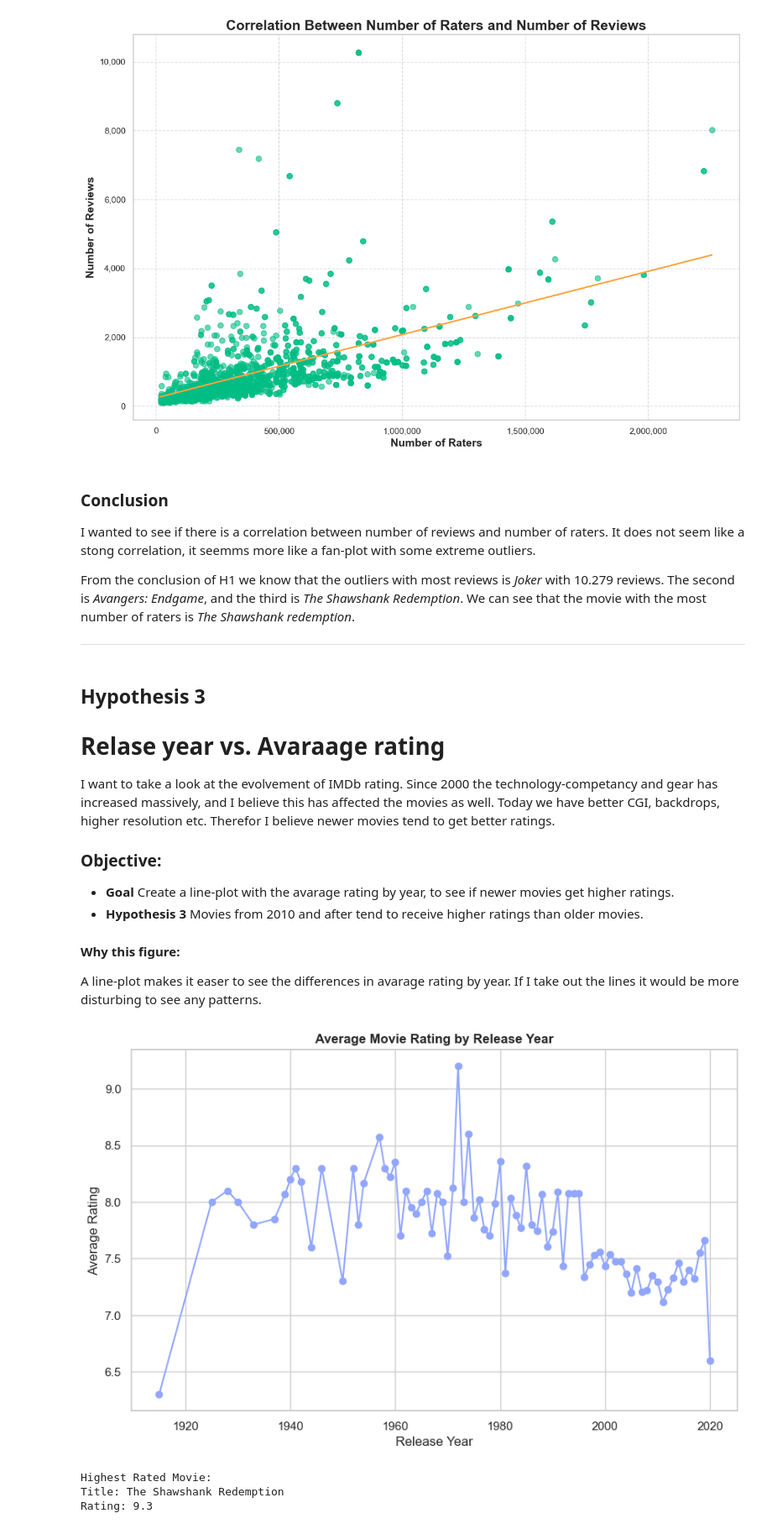
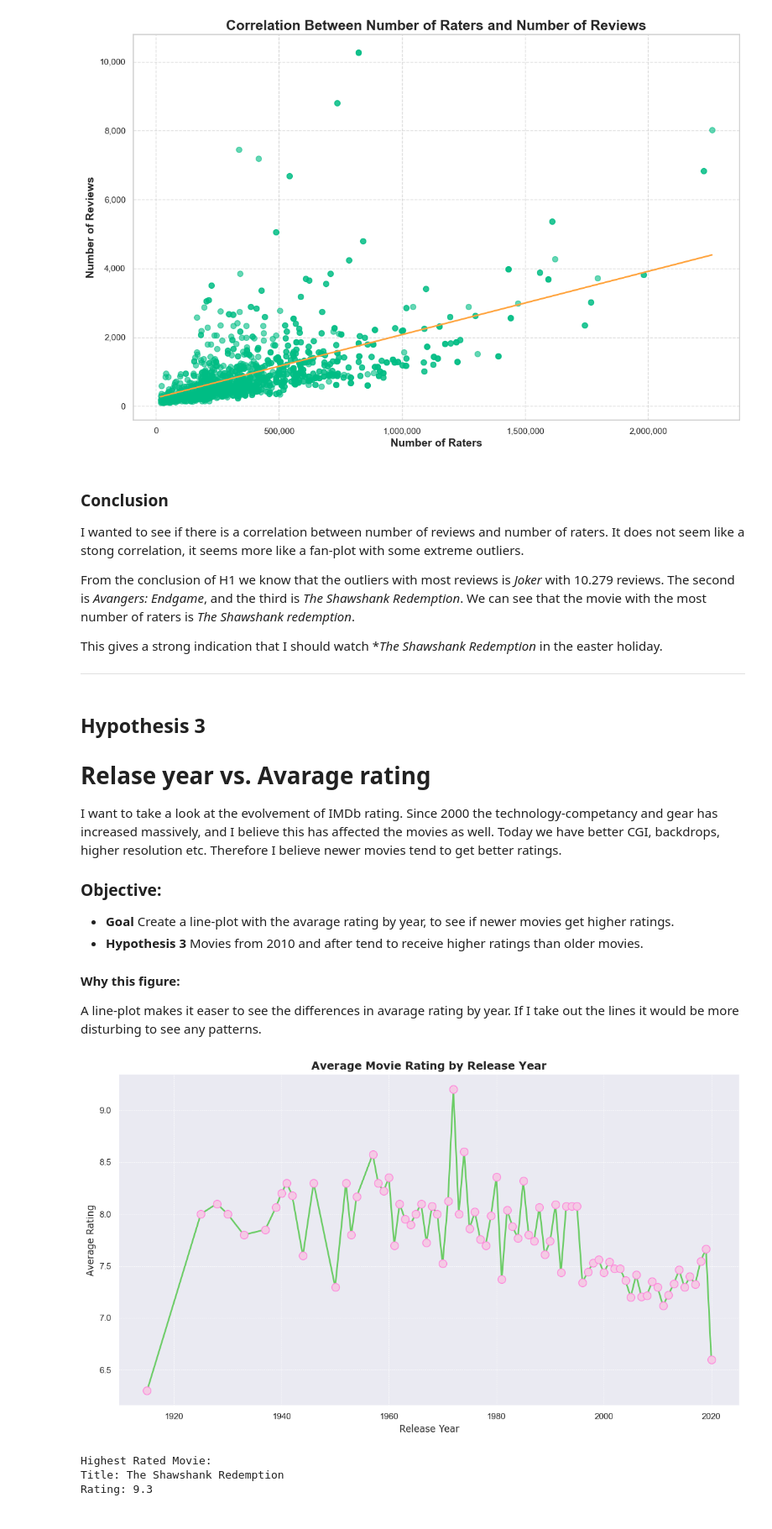
Before and after one commit to johjor/Python_Course_2025, a Jupyter notebook: Results/IMDb_exam.ipynb, the cells around one changed output. Shown at 84% size. Drawn from its saved outputs; the diff is of its cells as text; code cells hidden in the pictures.

Commit message:
cleanup of exam

```diff
--- a/Results/IMDb_exam.ipynb
+++ b/Results/IMDb_exam.ipynb
@@ -233,16 +232,18 @@ plt.show()
 [figure]
 # %% [markdown]
 ### Conclusion
-I wanted to see if there is a correlation between number of reviews and number of raters. It does not seem like a stong correlation, it seemms more like a fan-plot with some extreme outliers.
+I wanted to see if there is a correlation between number of reviews and number of raters. It does not seem like a stong correlation, it seems more like a fan-plot with some extreme outliers.
 
 From the conclusion of H1 we know that the outliers with most reviews is *Joker* with 10.279 reviews. The second is *Avangers: Endgame*, and the third is *The Shawshank Redemption*. We can see that the movie with the most number of raters is *The Shawshank redemption*.
 
+This gives a strong indication that I should watch **The Shawshank Redemption* in the easter holiday.
+
 ---
 # %% [markdown]
 ## Hypothesis 3
-# Relase year vs. Avaraage rating
+# Relase year vs. Avarage rating
 
-I want to take a look at the evolvement of IMDb rating. Since 2000 the technology-competancy and gear has increased massively, and I believe this has affected the movies as well. Today we have better CGI, backdrops, higher resolution etc. Therefor I believe newer movies tend to get better ratings.
+I want to take a look at the evolvement of IMDb rating. Since 2000 the technology-competancy and gear has increased massively, and I believe this has affected the movies as well. Today we have better CGI, backdrops, higher resolution etc. Therefore I believe newer movies tend to get better ratings.
 
 ### Objective:
 * **Goal** Create a line-plot with the avarage rating by year, to see if newer movies get higher ratings.
@@ -253,21 +254,33 @@ A line-plot makes it easer to see the differences in avarage rating by year. If
 # %%
 # group by "release year" and calculate the avarage rating for each year
 avg_ratings_per_year = df.groupby("year")["rating"].mean().reset_index()
 
+# Set a seaborn style for the plot
+sns.set_style("darkgrid")
+
 #creating a plot
-plt.figure(figsize=(10,6))
-plt.plot(avg_ratings_per_year['year'], avg_ratings_per_year['rating'], marker='o', linestyle='-', color="#91A6FF")
-plt.title('Average Movie Rating by Release Year', fontweight = "bold")
-plt.xlabel('Release Year')
-plt.ylabel('Average Rating')
-plt.grid(True)
+plt.figure(figsize=(12,7))
+plt.plot(avg_ratings_per_year['year'], avg_ratings_per_year['rating'],
+         marker='o', linestyle='-', color=sns.color_palette("muted") [2], linewidth=2)
+         #"#91A6FF")
+
+#highlight the points on the plot
+plt.scatter(avg_ratings_per_year["year"], avg_ratings_per_year["rating"], color="#F4CAE4", zorder=5, s=100, edgecolors="#FF88DC")
+
+#titles and labels
+plt.title('Average Movie Rating by Release Year', fontweight = "bold", fontsize=14, fontname="Verdana")
+plt.xlabel('Release Year', fontsize=12, fontname="Verdana")
+plt.ylabel('Average Rating', fontsize=12, fontname="Verdana")
+plt.grid(True, linestyle="--", linewidth=0.5)
+
+plt.tight_layout() #making the layour tight for clean visual
 
 
 # Saving the plot to the Plots folder
 plt.savefig('../plots/H3_Exam.jpg')
 
 plt.show()
 # %% [output]
-[figure, old version]
+[figure, new version]
 # %%
 # Find the highest-rated movie
```
Also changed, not shown: parts of 10 cells of this notebook, 3 other files.
